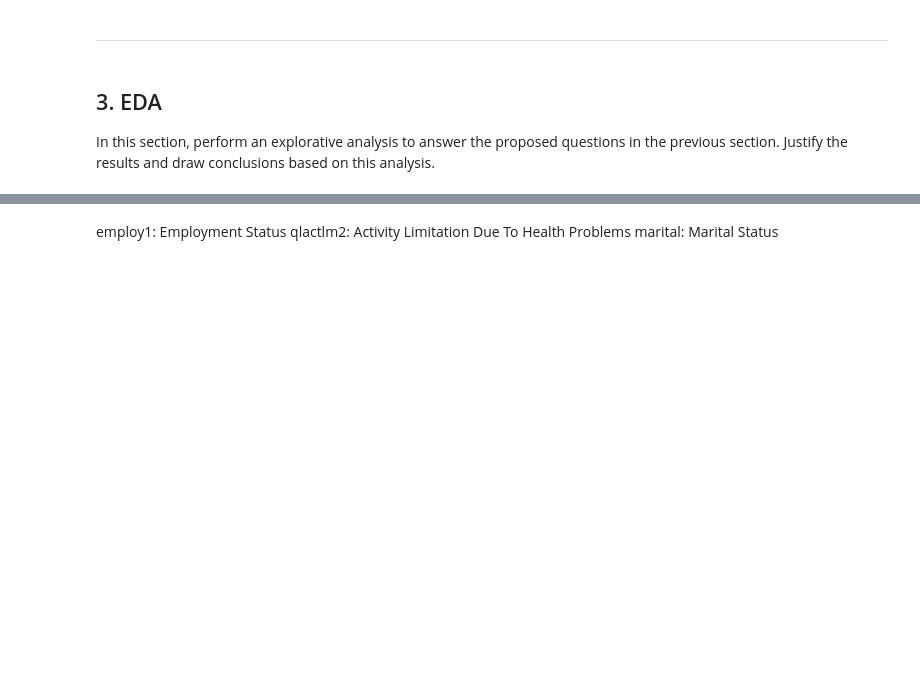
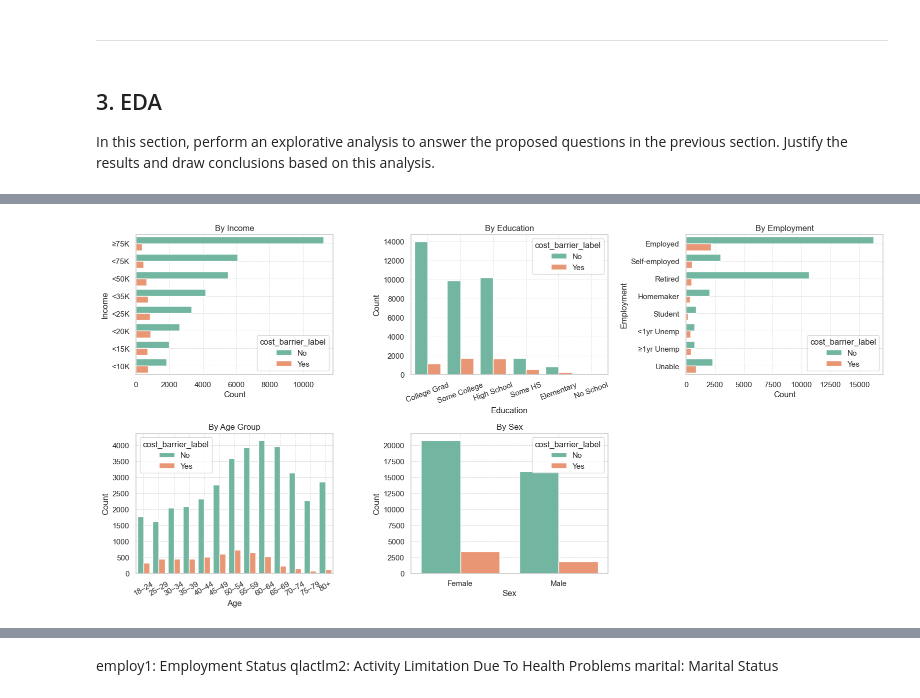
Before and after one commit to SergioCuencaNunez/isc-labs, a Jupyter notebook: project/project.ipynb, the cells around one changed output, grey strips where cells are left out. Drawn from its saved outputs; the diff is of its cells as text; code cells hidden in the pictures; blank space fills up the shorter version.

```diff
--- a/project/project.ipynb
+++ b/project/project.ipynb
@@ -157,0 +372,100 @@ section. Justify the results and draw conclusions based on this analysis.
+# %%
+income_labels = {
+    '$75,000 or more': '≥75K', 'Less than $75,000': '<75K', 'Less than $50,000': '<50K',
+    'Less than $35,000': '<35K', 'Less than $25,000': '<25K', 'Less than $20,000': '<20K',
+    'Less than $15,000': '<15K', 'Less than $10,000': '<10K'
+}
+education_labels = {
+    'College 4 years or more (College graduate)': 'College Grad',
+    'College 1 year to 3 years (Some college or technical school)': 'Some College',
+    'Grade 12 or GED (High school graduate)': 'High School',
+    'Grades 9 though 11 (Some high school)': 'Some HS',
+    'Grades 1 through 8 (Elementary)': 'Elementary',
+    'Never attended school or only kindergarten': 'No School'
+}
+employment_labels = {
+    'Employed for wages': 'Employed', 'Self-employed': 'Self-employed', 'Retired': 'Retired',
+    'A homemaker': 'Homemaker', 'A student': 'Student',
+    'Out of work for less than 1 year': '<1yr Unemp',
+    'Out of work for 1 year or more': '≥1yr Unemp',
+    'Unable to work': 'Unable'
+}
+age_labels = {
+    'Age 18 to 24': '18–24', 'Age 25 to 29': '25–29', 'Age 30 to 34': '30–34',
+    'Age 35 to 39': '35–39', 'Age 40 to 44': '40–44', 'Age 45 to 49': '45–49',
+    'Age 50 to 54': '50–54', 'Age 55 to 59': '55–59', 'Age 60 to 64': '60–64',
+    'Age 65 to 69': '65–69', 'Age 70 to 74': '70–74', 'Age 75 to 79': '75–79',
+    'Age 80 or older': '80+'
+}
+
+# Labels
+cost_labels = {"Yes": "Yes", "No": "No"}
+sex_labels = {"Male": "Male", "Female": "Female"}
+df_ci_sampled['cost_barrier_label'] = df_ci_sampled['medical_cost_barrier'].map(cost_labels)
+df_ci_sampled['sex_label'] = df_ci_sampled['sex'].map(sex_labels)
+
+# Mappings
+df_plot = df_ci_sampled.copy()
+df_plot['income_label'] = df_plot['income_level'].map(income_labels)
+df_plot['education_label'] = df_plot['education_level'].map(education_labels)
+df_plot['employment_label'] = df_plot['employment_status'].map(employment_labels)
+df_plot['age_label'] = df_plot['age_group'].map(age_labels)
+
+# Define categorical ordering
+income_order = ['≥75K', '<75K', '<50K', '<35K', '<25K', '<20K', '<15K', '<10K']
+edu_order = list(education_labels.values())
+emp_order = list(employment_labels.values())
+age_order = list(age_labels.values())
+
+df_plot['income_label'] = pd.Categorical(df_plot['income_label'], categories=income_order, ordered=True)
+df_plot['education_label'] = pd.Categorical(df_plot['education_label'], categories=edu_order, ordered=True)
+df_plot['employment_label'] = pd.Categorical(df_plot['employment_label'], categories=emp_order, ordered=True)
+df_plot['age_label'] = pd.Categorical(df_plot['age_label'], categories=age_order, ordered=True)
+
+fig, axes = plt.subplots(2, 3, figsize=(16, 8))
+plt.subplots_adjust(hspace=0.4, wspace=0.3)
+
+# 1. Income – Horizontal countplot
+sns.countplot(data=df_plot, y='income_label', hue='cost_barrier_label', order=income_order, ax=axes[0, 0])
+axes[0, 0].set_title("By Income")
+axes[0, 0].set_xlabel("Count")
+axes[0, 0].set_ylabel("Income")
+axes[0, 0].grid(True, which="both", ls="--", linewidth=0.5)
+
+# 2. Education – Vertical countplot
+sns.countplot(data=df_plot, x='education_label', hue='cost_barrier_label', order=edu_order, ax=axes[0, 1])
+axes[0, 1].set_title("By Education")
+axes[0, 1].set_xlabel("Education")
+axes[0, 1].set_ylabel("Count")
+axes[0, 1].tick_params(axis='x', rotation=20)
+axes[0, 1].grid(True, which="both", ls="--", linewidth=0.5)
+
+# 3. Employment – Horizontal countplot
+sns.countplot(data=df_plot, y='employment_label', hue='cost_barrier_label', order=emp_order, ax=axes[0, 2])
+axes[0, 2].set_title("By Employment")
+axes[0, 2].set_xlabel("Count")
+axes[0, 2].set_ylabel("Employment")
+axes[0, 2].grid(True, which="both", ls="--", linewidth=0.5)
+
+# 4. Age – Vertical countplot
+sns.countplot(data=df_plot, x='age_label', hue='cost_barrier_label', order=age_order, ax=axes[1, 0])
+axes[1, 0].set_title("By Age Group")
+axes[1, 0].set_xlabel("Age")
+axes[1, 0].set_ylabel("Count")
+axes[1, 0].tick_params(axis='x', rotation=30)
+axes[1, 0].grid(True, which="both", ls="--", linewidth=0.5)
+
+# 5. Sex – Vertical countplot
+sns.countplot(data=df_plot, x='sex_label', hue='cost_barrier_label', ax=axes[1, 1])
+axes[1, 1].set_title("By Sex")
+axes[1, 1].set_xlabel("Sex")
+axes[1, 1].set_ylabel("Count")
+axes[1, 1].grid(True, which="both", ls="--", linewidth=0.5)
+
+# 6. Empty
+axes[1, 2].axis('off')
+
+plt.tight_layout()
+plt.show()
+# %% [output]
+[figure, added]
```
Also changed, not shown: parts of 27 cells of this notebook.
